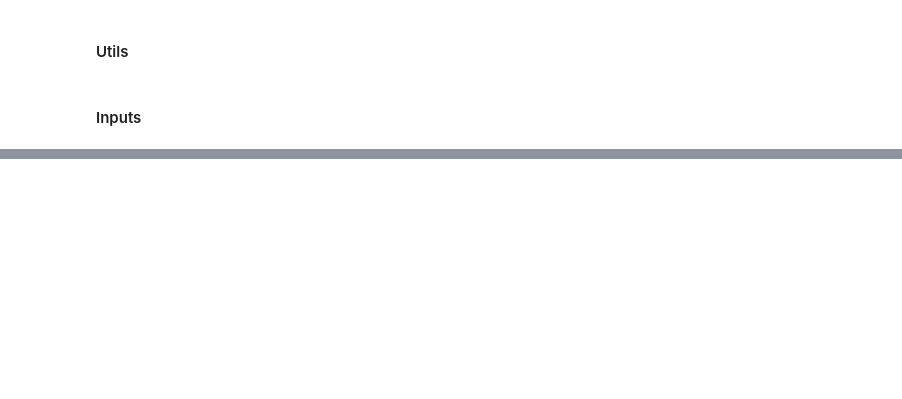
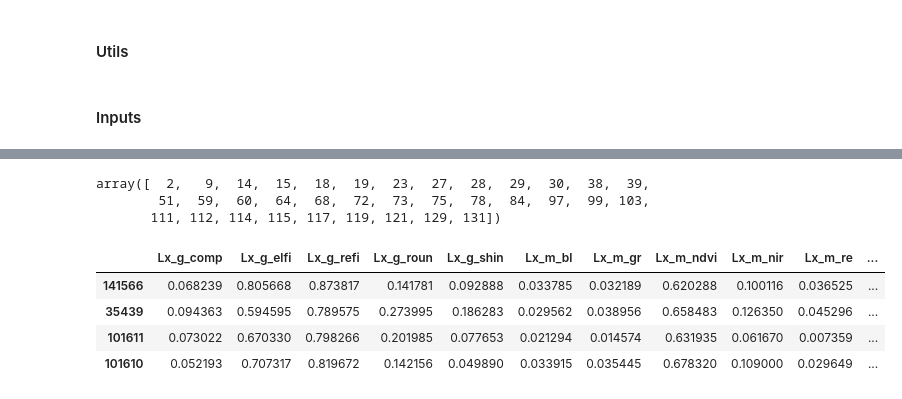
Before and after one commit to carls31/active-learning-virtual-SVM, a Jupyter notebook: AL_VSVM.ipynb, the cells around one changed output, grey strips where cells are left out. Saved outputs shown, nothing was run; the diff lists cells and outputs as text; code cells hidden in the pictures; blank space fills up the shorter version.

```diff
--- a/AL_VSVM.ipynb
+++ b/AL_VSVM.ipynb
@@ -486,0 +587,14 @@ trainDataCur.columns.shape
+# %%
+SVindex
+# %% [output]
+array([  2,   9,  14,  15,  18,  19,  23,  27,  28,  29,  30,  38,  39,
+        51,  59,  60,  64,  68,  72,  73,  75,  78,  84,  97,  99, 103,
+       111, 112, 114, 115, 117, 119, 121, 129, 131])
+# %%
+trainDataCur.iloc[SVindex, list(range(sindexSVMDATA,eindexSVMDATA+1))+[-1]][:4]
+# %% [output]
+|  | Lx_g_comp | Lx_g_elfi | Lx_g_refi | Lx_g_roun | Lx_g_shin | Lx_m_bl | Lx_m_gr | Lx_m_ndvi | Lx_m_nir | Lx_m_re | ... |
+| 141566 | 0.068239 | 0.805668 | 0.873817 | 0.141781 | 0.092888 | 0.033785 | 0.032189 | 0.620288 | 0.100116 | 0.036525 | ... |
+| 35439 | 0.094363 | 0.594595 | 0.789575 | 0.273995 | 0.186283 | 0.029562 | 0.038956 | 0.658483 | 0.126350 | 0.045296 | ... |
+| 101611 | 0.073022 | 0.670330 | 0.798266 | 0.201985 | 0.077653 | 0.021294 | 0.014574 | 0.631935 | 0.061670 | 0.007359 | ... |
+| 101610 | 0.052193 | 0.707317 | 0.819672 | 0.142156 | 0.049890 | 0.033915 | 0.035445 | 0.678320 | 0.109000 | 0.029649 | ... |
```
Also changed, not shown: parts of 65 cells of this notebook.
